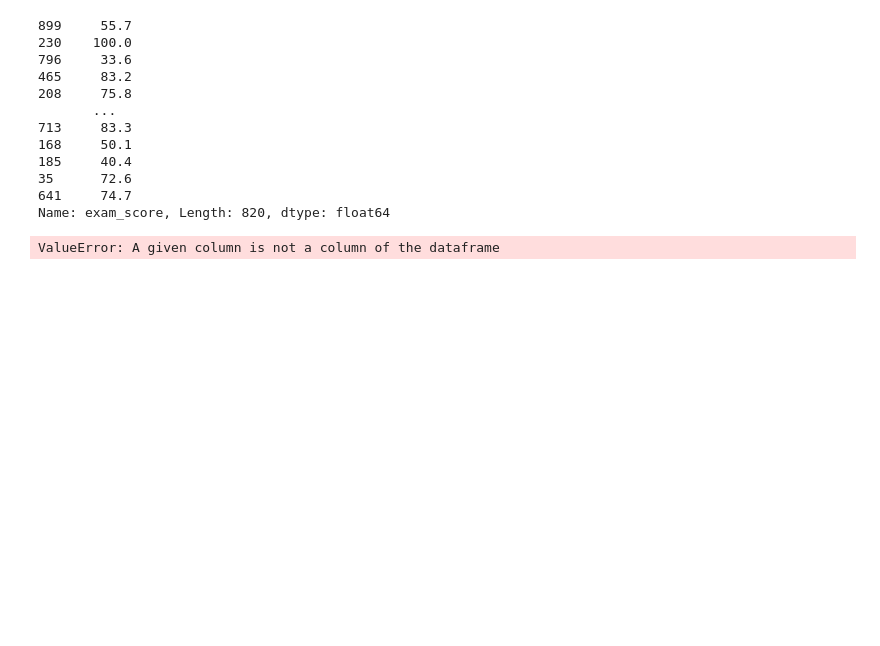
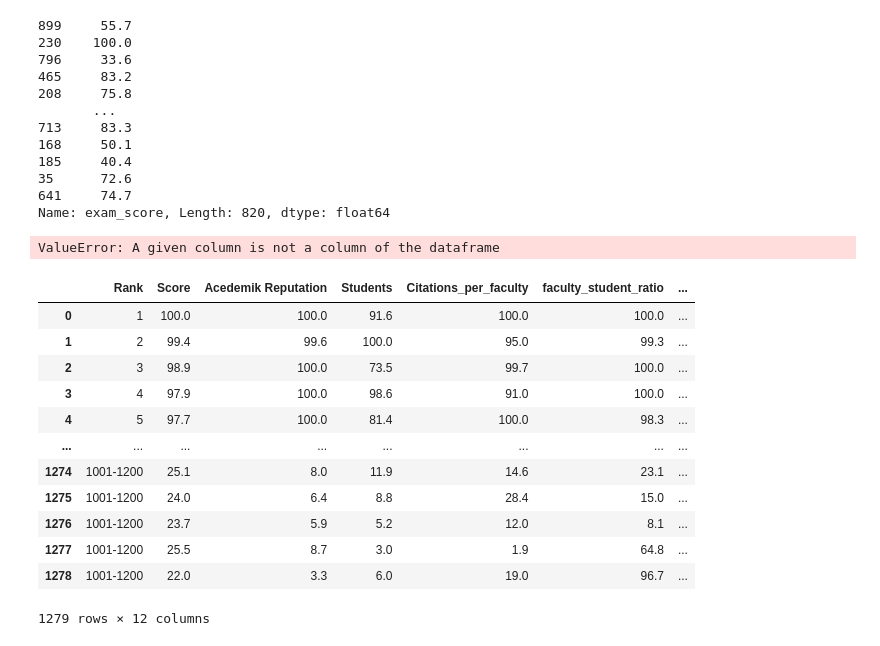
Before and after one commit to bunyod123/Modular_Programming_Projects, a Jupyter notebook: first_week_project/notebooks/pipline.ipynb, the cells around one changed output. Cells and saved outputs as stored; diff of their text form; code cells hidden in the pictures; blank space fills up the shorter version.

```diff
--- a/first_week_project/notebooks/pipline.ipynb
+++ b/first_week_project/notebooks/pipline.ipynb
@@ -121,0 +124,18 @@ ValueError: A given column is not a column of the dataframe
+# %%
+df = pd.read_csv(r'C:\Users\bunyo\OneDrive\Desktop\AI_Course\ModularProgramProjects\first_week_project\data\raw_data\half_prepared_data.csv')
+# %%
+df.drop(['Location','Name'],axis=1)
+# %% [output]
+|  | Rank | Score | Acedemik Reputation | Students | Citations_per_faculty | faculty_student_ratio | ... |
+| 0 | 1 | 100.0 | 100.0 | 91.6 | 100.0 | 100.0 | ... |
+| 1 | 2 | 99.4 | 99.6 | 100.0 | 95.0 | 99.3 | ... |
+| 2 | 3 | 98.9 | 100.0 | 73.5 | 99.7 | 100.0 | ... |
+| 3 | 4 | 97.9 | 100.0 | 98.6 | 91.0 | 100.0 | ... |
+| 4 | 5 | 97.7 | 100.0 | 81.4 | 100.0 | 98.3 | ... |
+| ... | ... | ... | ... | ... | ... | ... | ... |
+| 1274 | 1001-1200 | 25.1 | 8.0 | 11.9 | 14.6 | 23.1 | ... |
+| 1275 | 1001-1200 | 24.0 | 6.4 | 8.8 | 28.4 | 15.0 | ... |
+| 1276 | 1001-1200 | 23.7 | 5.9 | 5.2 | 12.0 | 8.1 | ... |
+| 1277 | 1001-1200 | 25.5 | 8.7 | 3.0 | 1.9 | 64.8 | ... |
+| 1278 | 1001-1200 | 22.0 | 3.3 | 6.0 | 19.0 | 96.7 | ... |
+1279 rows × 12 columns
```
Also changed, not shown: parts of 1 cell of this notebook, 6 other files.
